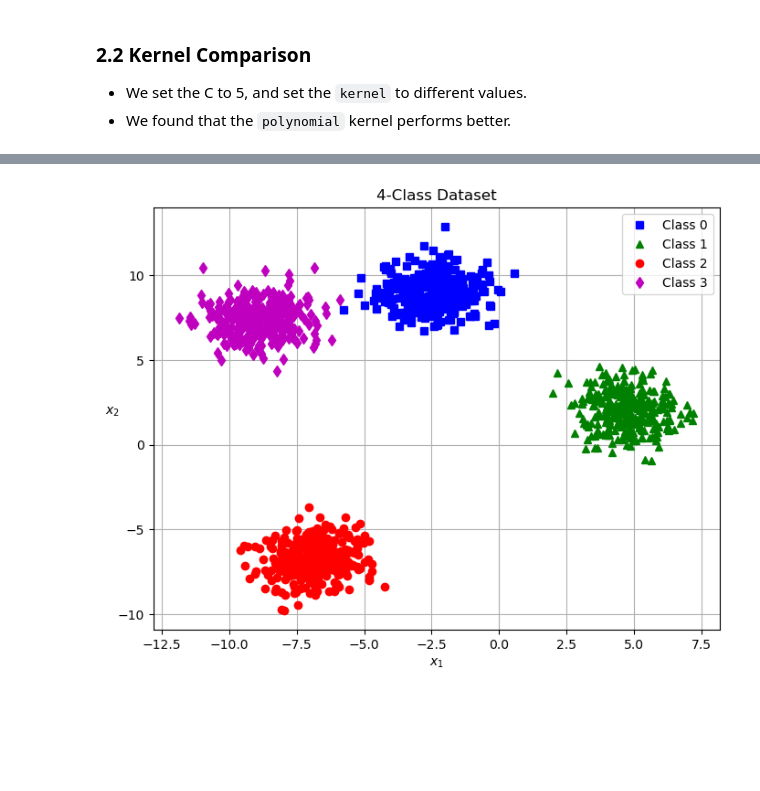
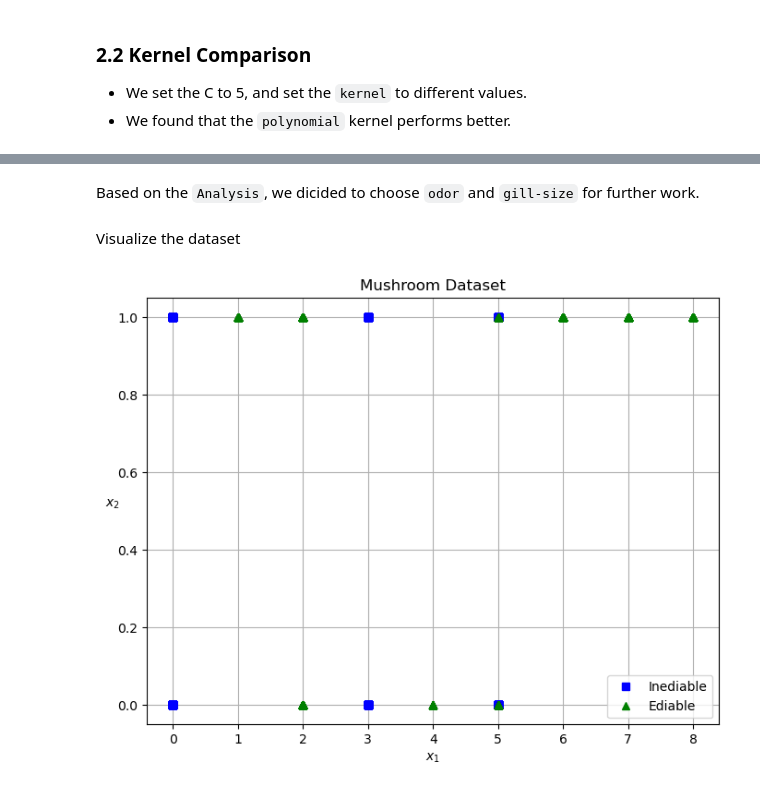
Before and after one commit to danielxfeng/machine_learning_basic_hamk, a Jupyter notebook: svm/solution/team10_svm.ipynb, the cells around one changed output, grey strips where cells are left out. Saved outputs shown, nothing was run; the diff lists cells and outputs as text; code cells hidden in the pictures; blank space fills up the shorter version.

```diff
--- a/svm/solution/team10_svm.ipynb
+++ b/svm/solution/team10_svm.ipynb
@@ -224,0 +266,2 @@ Accuracy: 0.9819524200164069
+# %% [markdown]
+Based on the `Analysis`, we dicided to choose `odor` and `gill-size` for further work.
@@ -225,28 +270,14 @@ Accuracy: 0.9819524200164069
+# %% [markdown]
+Visualize the dataset
 # %%
-import numpy as np
-import matplotlib.pyplot as plt
-from sklearn.datasets import make_blobs
-import seaborn as sns
-
-
-# Generate a dataset with 1300 samples and 4 classes
-X, y = make_blobs(n_samples=1300, centers=4, cluster_std=1.0, random_state=42)
-
-# Visualize the dataset
 plt.figure(figsize=(8, 6))
-
-# Plot each class with different markers and colors
-plt.plot(X[:, 0][y == 0], X[:, 1][y == 0], "bs", label="Class 0")
-plt.plot(X[:, 0][y == 1], X[:, 1][y == 1], "g^", label="Class 1")
-plt.plot(X[:, 0][y == 2], X[:, 1][y == 2], "ro", label="Class 2")
-plt.plot(X[:, 0][y == 3], X[:, 1][y == 3], "md", label="Class 3")
-
-# Label the axes and add a title
+plt.plot(X[:, 0][y==0], X[:, 1][y==0], "bs", label="Inediable")
+plt.plot(X[:, 0][y==1], X[:, 1][y==1], "g^", label="Ediable")
 plt.xlabel('$x_1$')
 plt.ylabel('$x_2$', rotation=0)
-plt.title('4-Class Dataset')
+plt.title('Mushroom Dataset')
 plt.legend()
 plt.grid(True)
 plt.show()
 # %% [output]
-[figure, old version]
+[figure, new version]
```
Also changed, not shown: parts of 16 cells of this notebook, 1 other file.
